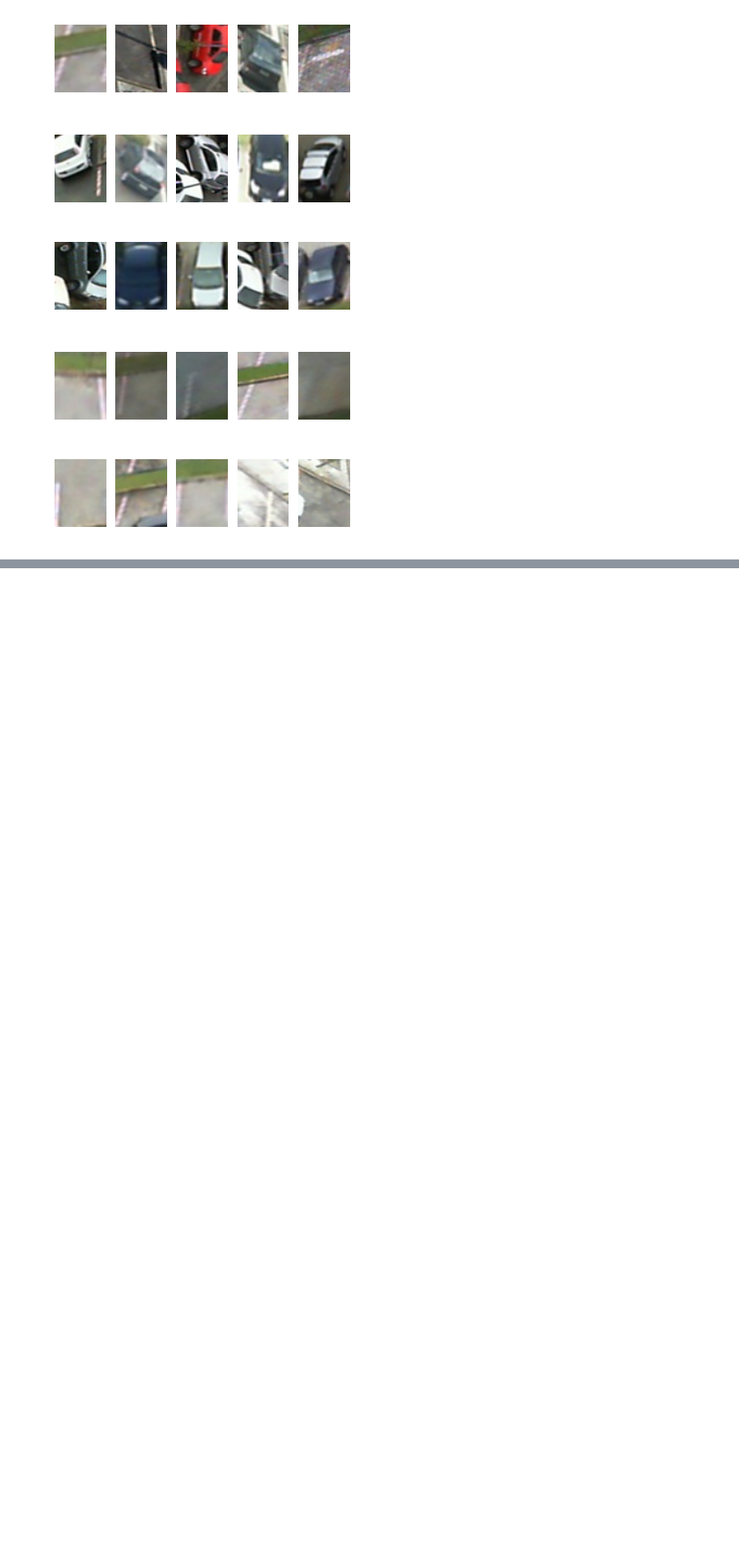
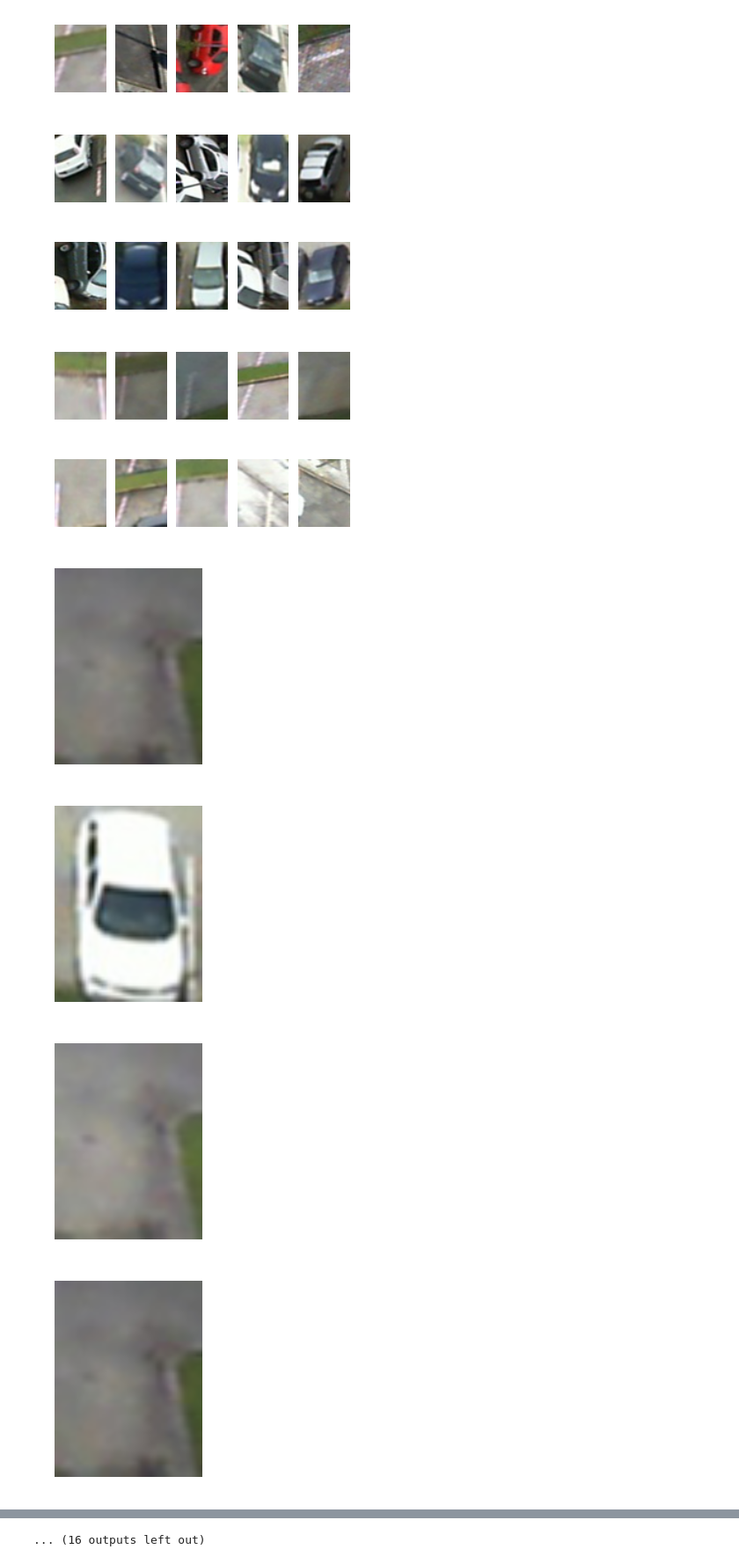
Before and after one commit to jaycaz/parking-lot-net, a Jupyter notebook: display.ipynb, the cells around one changed output, grey strips where cells are left out. Shown at 88% size. Drawn from its saved outputs; the diff is of its cells as text; code cells hidden in the pictures; blank space fills up the shorter version.

Commit message:
Add option to print pathnames of all misclassified images

```diff
--- a/display.ipynb
+++ b/display.ipynb
@@ -220,3 +220,50 @@ for i in xrange(1,IMG+1):
     plt.imshow(im_new)
 # %% [output]
 [figure]
+# %%
+files = ['PUC/Cloudy/2012-10-14/Empty/2012-10-14_14_39_58#044.jpg',
+'PUC/Cloudy/2012-10-16/Occupied/2012-10-16_11_13_35#083.jpg',
+'PUC/Cloudy/2012-10-14/Empty/2012-10-14_16_55_04#044.jpg',
+'PUC/Cloudy/2012-10-14/Empty/2012-10-14_14_39_58#044.jpg',
+'PUC/Cloudy/2012-10-16/Occupied/2012-10-16_11_13_35#083.jpg',
+'PUC/Cloudy/2012-10-14/Empty/2012-10-14_16_55_04#044.jpg',
+'PUC/Cloudy/2012-11-08/Occupied/2012-11-08_18_35_59#043.jpg',
+'PUC/Cloudy/2012-09-28/Occupied/2012-09-28_10_41_10#019.jpg',
+'PUC/Cloudy/2012-11-08/Occupied/2012-11-08_17_10_55#081.jpg',
+'PUC/Cloudy/2012-09-28/Occupied/2012-09-28_16_01_25#044.jpg',
+'PUC/Cloudy/2012-09-28/Occupied/2012-09-28_08_16_03#017.jpg',
+'PUC/Cloudy/2012-10-16/Empty/2012-10-16_05_41_42#028.jpg',
+'PUC/Cloudy/2012-10-13/Empty/2012-10-13_05_33_32#034.jpg',
+'PUC/Cloudy/2012-09-28/Occupied/2012-09-28_18_11_31#017.jpg',
+'PUC/Cloudy/2012-10-14/Empty/2012-10-14_06_14_36#025.jpg',
+'PUC/Cloudy/2012-10-14/Empty/2012-10-14_07_04_38#029.jpg',
+'PUC/Cloudy/2012-10-16/Occupied/2012-10-16_12_58_40#082.jpg',
+'PUC/Cloudy/2012-11-08/Occupied/2012-11-08_18_35_59#043.jpg',
+'PUC/Cloudy/2012-09-28/Occupied/2012-09-28_10_41_10#019.jpg',
+'PUC/Cloudy/2012-11-08/Occupied/2012-11-08_17_10_55#081.jpg',
+'PUC/Cloudy/2012-09-28/Occupied/2012-09-28_16_01_25#044.jpg',
+'PUC/Cloudy/2012-09-28/Occupied/2012-09-28_08_16_03#017.jpg',
+'PUC/Cloudy/2012-10-16/Empty/2012-10-16_05_41_42#028.jpg',
+'PUC/Cloudy/2012-10-13/Empty/2012-10-13_05_33_32#034.jpg',
+'PUC/Cloudy/2012-09-28/Occupied/2012-09-28_18_11_31#017.jpg',
+'PUC/Cloudy/2012-10-14/Empty/2012-10-14_06_14_36#025.jpg',
+'PUC/Cloudy/2012-10-14/Empty/2012-10-14_07_04_38#029.jpg',
+'PUC/Cloudy/2012-10-16/Occupied/2012-10-16_12_58_40#082.jpg']
+FILES = len(files)
+
+for i,f in enumerate(files):
+    path = os.path.join(seg_root, f)
+
+    im = Image.open(path)
+    im_new = im.resize((WIDTH, HEIGHT), Image.BICUBIC)
+    im.close()
+
+    #plt.subplot((FILES/3)+1, 3, i+1)
+    plt.figure(i+1)
+    plt.axis('off')
+    plt.imshow(im_new)
+# %% [output]
+[figure, added]
+[figure, added]
+[figure, added]
+[figure, added]
@@ -222,0 +278 @@ for i in xrange(1,IMG+1):
+... (16 outputs left out)
```
Also changed, not shown: parts of 1 cell of this notebook, 4 other files.
